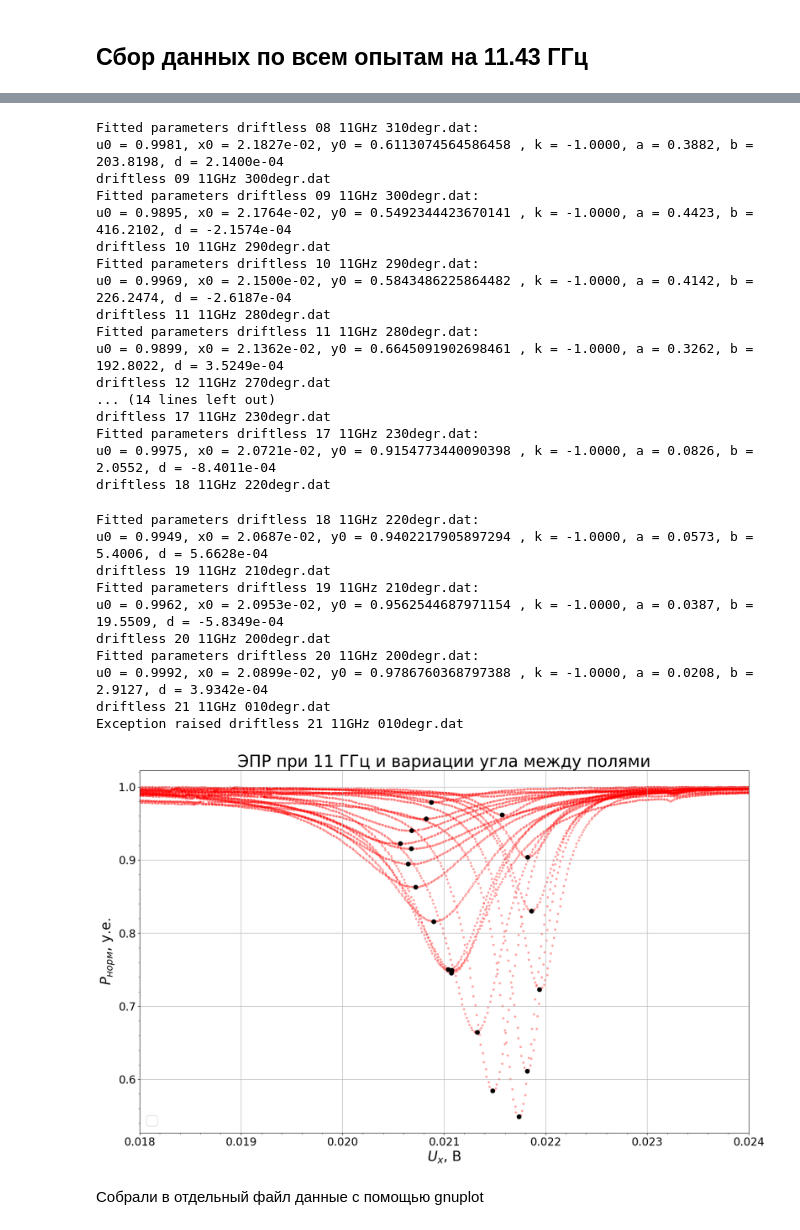
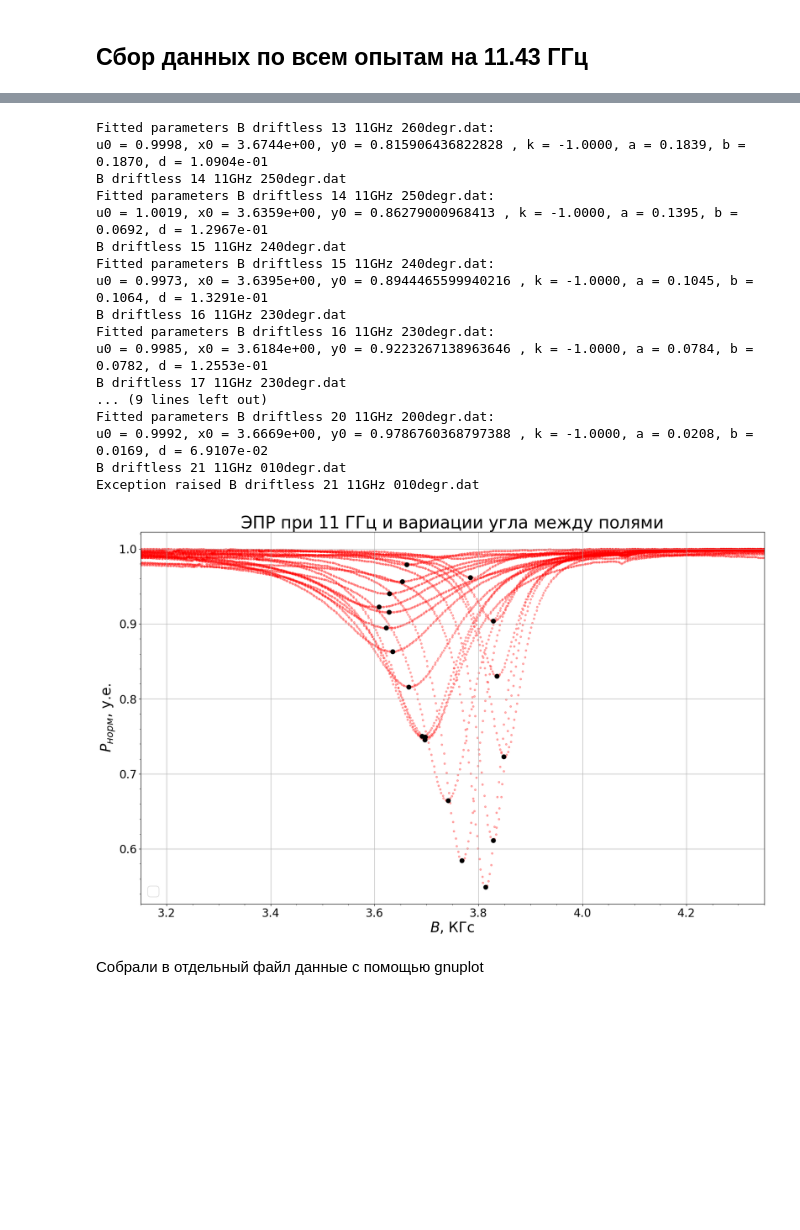
Before and after one commit to golenn/-, a Jupyter notebook: plot.ipynb, the cells around one changed output, grey strips where cells are left out. Cells and saved outputs as stored; diff of their text form; code cells hidden in the pictures; blank space fills up the shorter version.

```diff
--- a/plot.ipynb
+++ b/plot.ipynb
@@ -526,13 +626,13 @@ plt.show()
 ## Визуализация для одного положения при разных частотах
 # %%
 # Объявление путей директорий с файлами
-input_folder = '/home/golenn/EPR/data_driftless_normalised/'
+input_folder = '/home/golenn/EPR/data_B/'
 
 # Построение графика
 plt.figure(figsize=(20, 12))
 plt.title('ЭПР 11.43 ГГц', fontsize = 30)
 plt.ylabel(r'$P_{норм}$, у.е.',fontsize=25)
-plt.xlabel(r'$U_{х}$, В',fontsize=25)
+plt.xlabel(r'$B$, КГс',fontsize=25)
 
 flag = 0
 files = os.listdir(input_folder)
@@ -566,7 +666,7 @@ for file_name in files:
 
                   # Генерация кривых для графика
                   x_fit = np.linspace(min(x1_data), max(x1_data), 500)
-                  y_fit = lorentzian_driftless(x_fit1, *params1)
+                  y_fit = lorentzian_driftless(x_fit, *params1)
 
             except Exception:
                   print(f'Exception raised {file_name}')
@@ -575,7 +675,7 @@ for file_name in files:
             # Построение графика
             if '01' in file_name:
                   plt.scatter(x1_data, y1_data, color='b', label=f'Данные', alpha=0.5, s=50)
-                  plt.plot(x_fit, y_fit, color='r', label='подгонка Лоренцом', linewidth=3)
+                  plt.plot(x_fit, y_fit, color='r', label='подгонка лоренцевой кривой', linewidth=3)
             else:
                   plt.scatter(x1_data, y1_data, color='b', alpha=0.5, s=50)
                   plt.plot(x_fit, y_fit, color='r', linewidth=3)
@@ -602,8 +702,8 @@ u0 = 0.9990, x0 = 2.1069e-02, k = 0.0000, a = 0.2496, b = 61.1683, d = 4.7590e-0
 отдельный просчет для 14 ГГц, тк разный дрейф при увелечении и уменьшении тока
 # %%
 # Считывание данных из файла
-filename = '/home/golenn/EPR/data/23 14GHz 270degr.dat'
-data = pd.read_csv(filename, skiprows=3, sep='\t')
+filename = '/home/golenn/EPR/data_B/B driftless 23 14GHz 270degr.dat'
+data = pd.read_csv(filename, skiprows=3, sep=' ')
 data.columns = ["X_channel", "Y_channel", "II_channel", "timestamp"]
 x_data = data["X_channel"].values
 y_data = data["Y_channel"].values
@@ -639,14 +739,14 @@ y_fit2 = lorentzian(x_fit2, *params2)
 
 # Построение графика
 plt.figure(figsize=(20, 12))
-plt.scatter(x1_data, y1_data, color='r', label='данные при росте тока', alpha=0.5, s=80)
-plt.scatter(x2_data, y2_data, color='y', label='данные при убывании тока', alpha=0.5, s=80)
-plt.plot(x_fit1, y_fit1, color='b', label='подгонка Лоренцом при росте', linewidth=3)
-plt.plot(x_fit2, y_fit2, color='g', label='подгонка Лоренцом при убывании', linewidth=3)
+plt.scatter(x1_data, y1_data, color='r', label='данные при увеличении поля', alpha=0.5, s=80)
+plt.scatter(x2_data, y2_data, color='y', label='данные при уменьшении поля', alpha=0.5, s=80)
+plt.plot(x_fit1, y_fit1, color='b', label='подгонка лоренцевой кривой при увеличении', linewidth=3)
+plt.plot(x_fit2, y_fit2, color='g', label='подгонка лоренцевой кривой при уменьшении', linewidth=3)
 plt.title('ЭПР 14.05 ГГц', fontsize = 30)
 
 plt.ylabel(r'$P_{норм}$, у.е.',fontsize=25)
-plt.xlabel(r'$U_{х}$, В',fontsize=25)
+plt.xlabel(r'$B$, КГс',fontsize=25)
 
 plt.legend(fontsize=20)
 plt.grid()
@@ -674,12 +842,12 @@ u0 = 0.8751, x0 = 2.5954e-02, k = 4.4056, a = 0.4168, b = 97.9485, d = -7.4283e-
 ## Сбор данных по всем опытам на 11.43 ГГц
 # %%
 # Объявление путей директорий с файлами
-input_folder = '/home/golenn/EPR/data_driftless_normalised/'
+input_folder = '/home/golenn/EPR/data_B/'
 
 plt.figure(figsize=(20, 12))
 plt.title('ЭПР при 11 ГГц и вариации угла между полями', fontsize=30)
 plt.ylabel(r'$P_{норм}$, у.е.', fontsize=25)
-plt.xlabel(r'$U_{х}$, В', fontsize=25)
+plt.xlabel(r'$B$, КГс', fontsize=25)
 
 my_color = ['blue', 'red', 'green']
 flag = 0
@@ -718,7 +886,7 @@ for file_name in files:
                 clr = my_color[2]
 
             # Подбор параметров
-            u0_guess = (y_data[0] + y_data[len(y_data)-1])/2
+            u0_guess = 1
             x0_guess = x_data[np.argmin(y_data)]
             initial_guess = [u0_guess, x0_guess, -1, 0.1, 0.1, 0.1]
 
@@ -735,9 +903,6 @@ for file_name in files:
             d_val.append(params[5])
             b_val.append(params[4])
             a_val.append(params[3])
-
-            x_fit = np.linspace(min(x_data), max(x_data), 500)
-            y_fit = lorentzian(x_fit, *params)
 
         except Exception:
             print(f'Exception raised {file_name}')
@@ -759,7 +924,7 @@ plt.legend(fontsize=25)
 plt.grid()
 plt.tick_params(axis='both', which='major', labelsize=20)
 plt.minorticks_on()
-plt.xlim([0.018, 0.024])
+plt.xlim([3.15, 4.35])
 plt.savefig(fname='Angle variation 11GHz')
 plt.show()
 # %% [output]
@@ -783,31 +948,21 @@ driftless 08 11GHz 310degr.dat
-Fitted parameters driftless 08 11GHz 310degr.dat:
-u0 = 0.9981, x0 = 2.1827e-02, y0 = 0.6113074564586458 , k = -1.0000, a = 0.3882, b = 203.8198, d = 2.1400e-04
-driftless 09 11GHz 300degr.dat
-Fitted parameters driftless 09 11GHz 300degr.dat:
-u0 = 0.9895, x0 = 2.1764e-02, y0 = 0.5492344423670141 , k = -1.0000, a = 0.4423, b = 416.2102, d = -2.1574e-04
-driftless 10 11GHz 290degr.dat
-Fitted parameters driftless 10 11GHz 290degr.dat:
-u0 = 0.9969, x0 = 2.1500e-02, y0 = 0.5843486225864482 , k = -1.0000, a = 0.4142, b = 226.2474, d = -2.6187e-04
-driftless 11 11GHz 280degr.dat
-Fitted parameters driftless 11 11GHz 280degr.dat:
-u0 = 0.9899, x0 = 2.1362e-02, y0 = 0.6645091902698461 , k = -1.0000, a = 0.3262, b = 192.8022, d = 3.5249e-04
-driftless 12 11GHz 270degr.dat
-... (14 lines left out)
-driftless 17 11GHz 230degr.dat
-Fitted parameters driftless 17 11GHz 230degr.dat:
-u0 = 0.9975, x0 = 2.0721e-02, y0 = 0.9154773440090398 , k = -1.0000, a = 0.0826, b = 2.0552, d = -8.4011e-04
-driftless 18 11GHz 220degr.dat
+Fitted parameters B driftless 13 11GHz 260degr.dat:
+u0 = 0.9998, x0 = 3.6744e+00, y0 = 0.815906436822828 , k = -1.0000, a = 0.1839, b = 0.1870, d = 1.0904e-01
+B driftless 14 11GHz 250degr.dat
+Fitted parameters B driftless 14 11GHz 250degr.dat:
+u0 = 1.0019, x0 = 3.6359e+00, y0 = 0.86279000968413 , k = -1.0000, a = 0.1395, b = 0.0692, d = 1.2967e-01
+B driftless 15 11GHz 240degr.dat
+Fitted parameters B driftless 15 11GHz 240degr.dat:
+u0 = 0.9973, x0 = 3.6395e+00, y0 = 0.8944465599940216 , k = -1.0000, a = 0.1045, b = 0.1064, d = 1.3291e-01
+B driftless 16 11GHz 230degr.dat
+Fitted parameters B driftless 16 11GHz 230degr.dat:
+u0 = 0.9985, x0 = 3.6184e+00, y0 = 0.9223267138963646 , k = -1.0000, a = 0.0784, b = 0.0782, d = 1.2553e-01
+B driftless 17 11GHz 230degr.dat
+... (9 lines left out)
+Fitted parameters B driftless 20 11GHz 200degr.dat:
+u0 = 0.9992, x0 = 3.6669e+00, y0 = 0.9786760368797388 , k = -1.0000, a = 0.0208, b = 0.0169, d = 6.9107e-02
+B driftless 21 11GHz 010degr.dat
+Exception raised B driftless 21 11GHz 010degr.dat
-Fitted parameters driftless 18 11GHz 220degr.dat:
-u0 = 0.9949, x0 = 2.0687e-02, y0 = 0.9402217905897294 , k = -1.0000, a = 0.0573, b = 5.4006, d = 5.6628e-04
-driftless 19 11GHz 210degr.dat
-Fitted parameters driftless 19 11GHz 210degr.dat:
-u0 = 0.9962, x0 = 2.0953e-02, y0 = 0.9562544687971154 , k = -1.0000, a = 0.0387, b = 19.5509, d = -5.8349e-04
-driftless 20 11GHz 200degr.dat
-Fitted parameters driftless 20 11GHz 200degr.dat:
-u0 = 0.9992, x0 = 2.0899e-02, y0 = 0.9786760368797388 , k = -1.0000, a = 0.0208, b = 2.9127, d = 3.9342e-04
-driftless 21 11GHz 010degr.dat
-Exception raised driftless 21 11GHz 010degr.dat
-[figure, old version]
+[figure, new version]
 # %% [markdown]
 Собрали в отдельный файл данные с помощью gnuplot
 # %%
```
Also changed, not shown: parts of 20 cells of this notebook, 7 other files.
